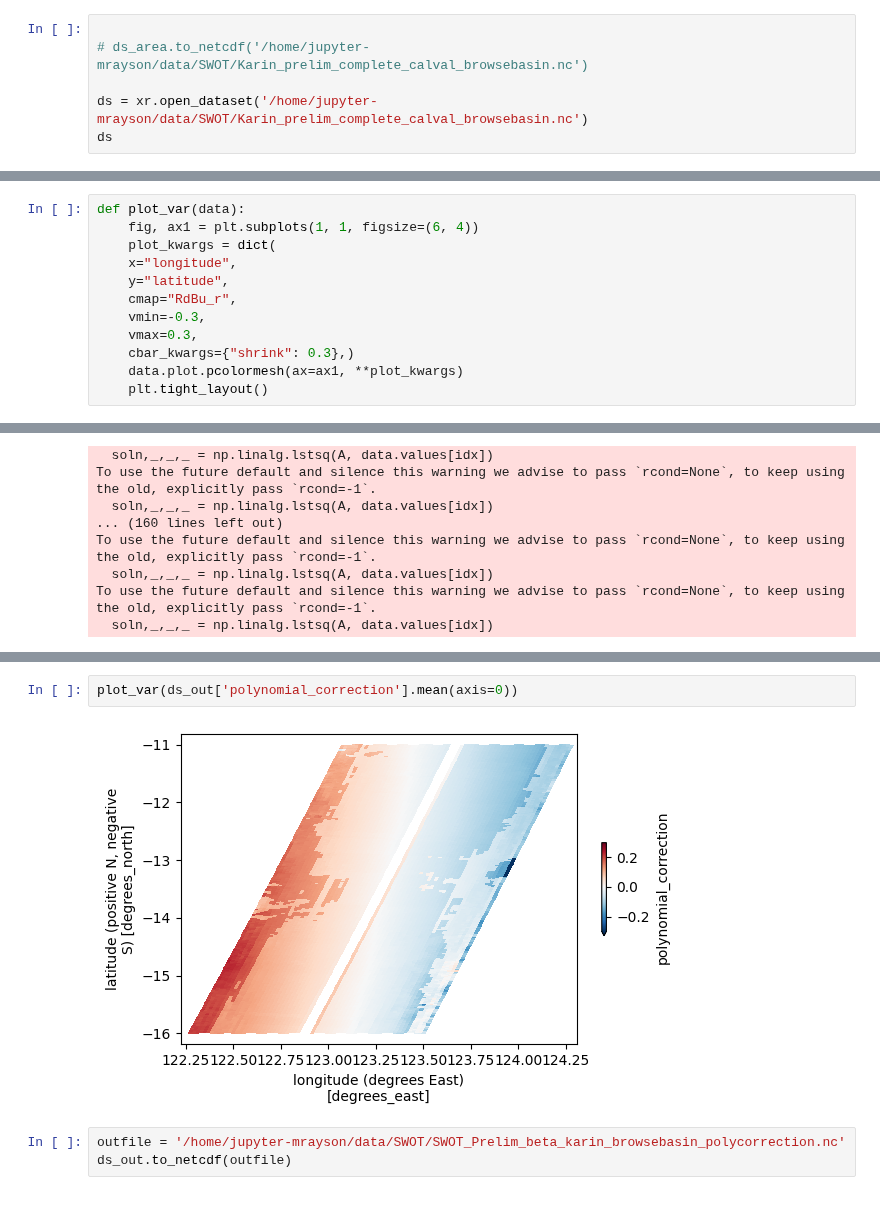
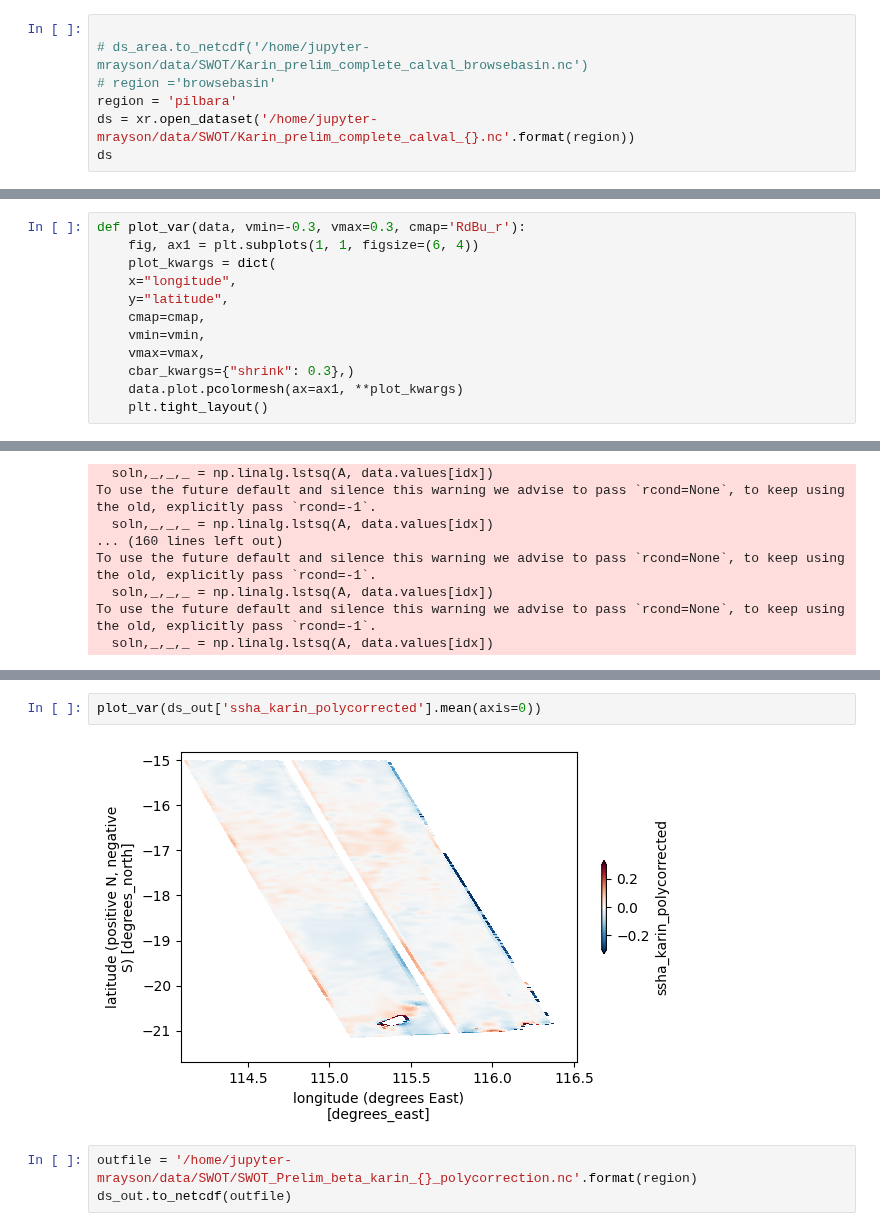
Before and after one commit to TIDE-ITRH/swot_adac_naust, a Jupyter notebook: NOTEBOOKS/calc_swot_karin_correction.ipynb, the cells around one changed output, grey strips where cells are left out. Drawn from its saved outputs; the diff is of its cells as text.

Commit message:
Calculated tidal harmonics for the pilbara SWOT region

```diff
--- a/NOTEBOOKS/calc_swot_karin_correction.ipynb
+++ b/NOTEBOOKS/calc_swot_karin_correction.ipynb
@@ -15,8 +15,9 @@ import numpy as np
 # %%
 
 # ds_area.to_netcdf('/home/jupyter-mrayson/data/SWOT/Karin_prelim_complete_calval_browsebasin.nc')
-
-ds = xr.open_dataset('/home/jupyter-mrayson/data/SWOT/Karin_prelim_complete_calval_browsebasin.nc')
+# region ='browsebasin'
+region = 'pilbara'
+ds = xr.open_dataset('/home/jupyter-mrayson/data/SWOT/Karin_prelim_complete_calval_{}.nc'.format(region))
 ds
 # %% [output]
 <xarray.Dataset>
@@ -117,14 +118,14 @@ def calc_corrected(ds_area, ii, datavar='ssha_karin', flags='degraded', verbose=
     #data_corrected
     return data_corrected.where(idx, np.nan), z_poly.where(idx, np.nan)
 # %%
-def plot_var(data):
+def plot_var(data, vmin=-0.3, vmax=0.3, cmap='RdBu_r'):
     fig, ax1 = plt.subplots(1, 1, figsize=(6, 4))
     plot_kwargs = dict(
     x="longitude",
     y="latitude",
-    cmap="RdBu_r",
-    vmin=-0.3,
-    vmax=0.3,
+    cmap=cmap,
+    vmin=vmin,
+    vmax=vmax,
     cbar_kwargs={"shrink": 0.3},)
     data.plot.pcolormesh(ax=ax1, **plot_kwargs)
     plt.tight_layout()
@@ -184,7 +233,7 @@ Data variables:
 # %%
-plot_var(ds_out['polynomial_correction'].mean(axis=0))
+plot_var(ds_out['ssha_karin_polycorrected'].mean(axis=0))
 # %% [output]
-[figure, old version]
+[figure, new version]
 # %%
-outfile = '/home/jupyter-mrayson/data/SWOT/SWOT_Prelim_beta_karin_browsebasin_polycorrection.nc'
+outfile = '/home/jupyter-mrayson/data/SWOT/SWOT_Prelim_beta_karin_{}_polycorrection.nc'.format(region)
 ds_out.to_netcdf(outfile)
```
Also changed, not shown: parts of 6 cells of this notebook, 1 other file.
